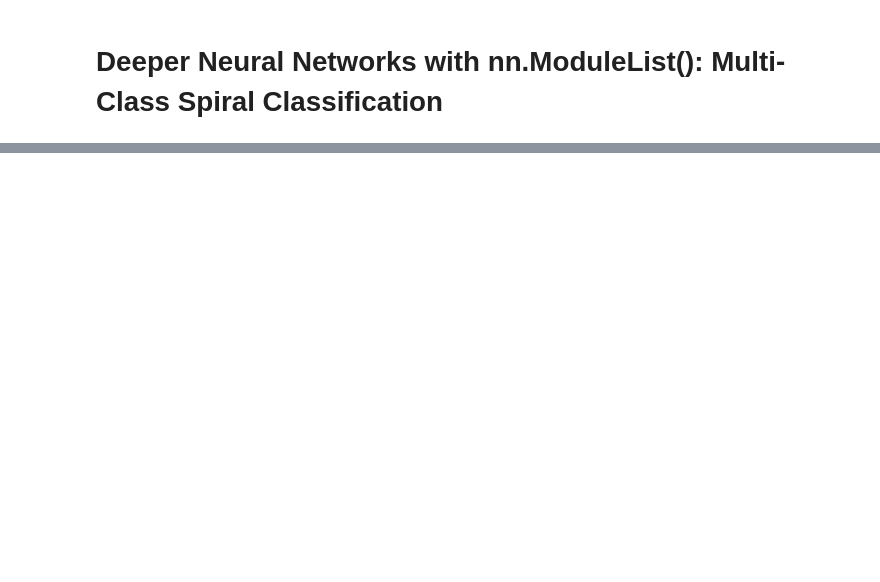
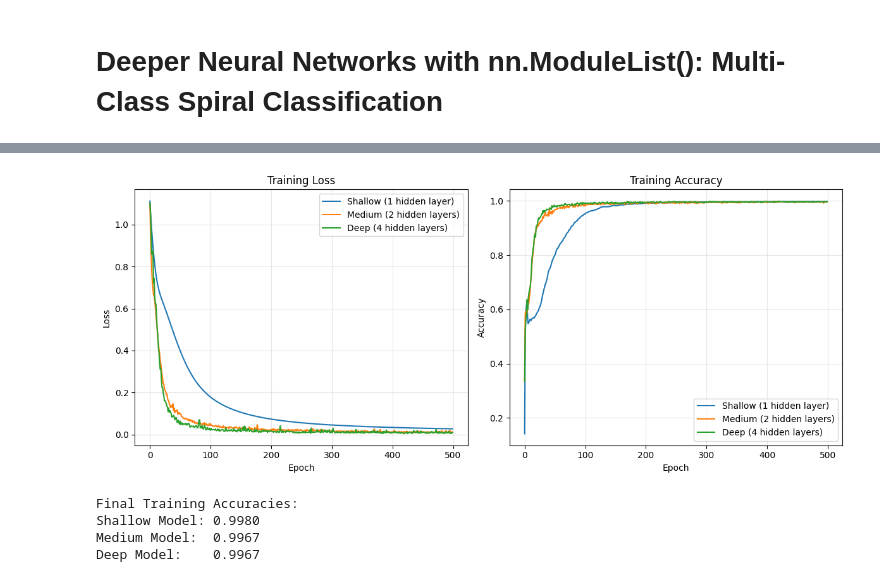
Before and after one commit to usafhulk/Deep_Networks, a Jupyter notebook: v_2 Deeper Neural Networks with nn.ModuleList().ipynb, the cells around one changed output, grey strips where cells are left out. Drawn from its saved outputs; the diff is of its cells as text; code cells hidden in the pictures; blank space fills up the shorter version.

```diff
--- a/v_2 Deeper Neural Networks with nn.ModuleList().ipynb
+++ b/v_2 Deeper Neural Networks with nn.ModuleList().ipynb
@@ -752,0 +212,40 @@ nn.ModuleList() enables easy experimentation with various architectures!
+# %%
+# Visualize training curves
+plt.figure(figsize=(12, 5))
+
+# Plot losses
+plt.subplot(1, 2, 1)
+plt.plot(shallow_losses, label='Shallow (1 hidden layer)')
+plt.plot(medium_losses, label='Medium (2 hidden layers)')
+plt.plot(deep_losses, label='Deep (4 hidden layers)')
+plt.xlabel('Epoch')
+plt.ylabel('Loss')
+plt.title('Training Loss')
+plt.legend()
+plt.grid(True, alpha=0.3)
+
+# Plot accuracy
+plt.subplot(1, 2, 2)
+plt.plot(shallow_acc, label='Shallow (1 hidden layer)')
+plt.plot(medium_acc, label='Medium (2 hidden layers)')
+plt.plot(deep_acc, label='Deep (4 hidden layers)')
+plt.xlabel('Epoch')
+plt.ylabel('Accuracy')
+plt.title('Training Accuracy')
+plt.legend()
+plt.grid(True, alpha=0.3)
+
+plt.tight_layout()
+plt.show()
+
+# Print final accuracies
+print(f"Final Training Accuracies:")
+print(f"Shallow Model: {shallow_acc[-1]:.4f}")
+print(f"Medium Model:  {medium_acc[-1]:.4f}")
+print(f"Deep Model:    {deep_acc[-1]:.4f}")
+# %% [output]
+[figure, added]
+Final Training Accuracies:
+Shallow Model: 0.9980
+Medium Model:  0.9967
+Deep Model:    0.9967
```
Also changed, not shown: parts of 18 cells of this notebook, 5 other files.
